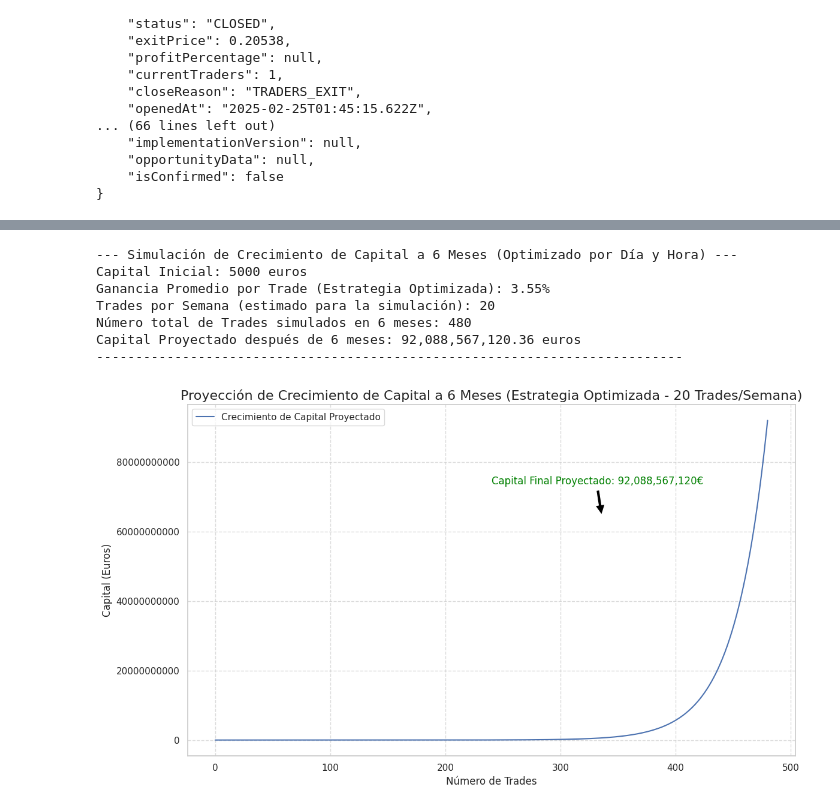
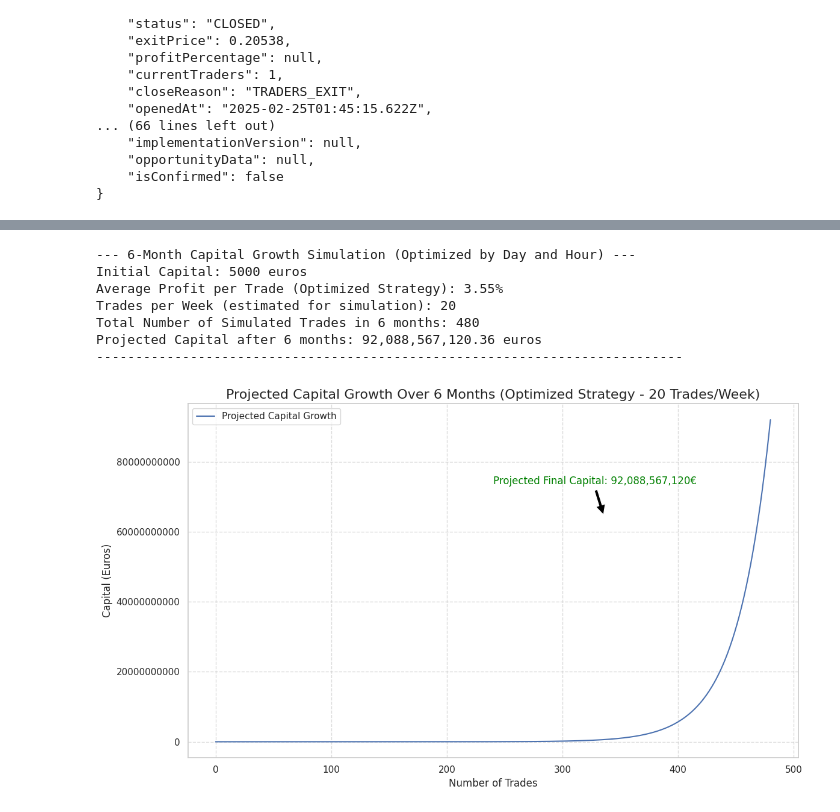
Before and after one commit to dragoscalin33/crypto-trading-data-science, a Jupyter notebook: Crypto.ipynb, the cells around one changed output, grey strips where cells are left out. Cells and saved outputs as stored; diff of their text form; code cells hidden in the pictures.

```diff
--- a/Crypto.ipynb
+++ b/Crypto.ipynb
@@ -548,62 +481,62 @@ Ratio Riesgo/Recompensa (Optimizado): 0.97
 # %%
 import os
 
-# --- Paso 6: Simulación de Crecimiento de Capital a 6 Meses para Inversores (ACTUALIZADA con 20 Trades/Semana) ---
+# --- Step 6: 6-Month Capital Growth Simulation for Investors (UPDATED with 20 Trades/Week) ---
 
-print("\n--- Simulación de Crecimiento de Capital a 6 Meses (Optimizado por Día y Hora) ---")
+print("\n--- 6-Month Capital Growth Simulation (Optimized by Day and Hour) ---")
 
 initial_capital = 5000 # euros
-# Usar la ganancia promedio de la estrategia optimizada por día y hora
-# Asegúrate de que 'avg_profit_final_optimized' se haya calculado en el paso anterior
-average_profit_per_trade_optimized = avg_profit_final_optimized / 100 # Convertir a decimal (3.55% -> 0.0355)
+# Use the average profit from the day- and hour-optimized strategy
+# Ensure 'avg_profit_final_optimized' has been calculated in the previous step
+average_profit_per_trade_optimized = avg_profit_final_optimized / 100 # Convert to decimal (3.55% -> 0.0355)
 
-# Frecuencia de trades por semana
-trades_per_week_sim = 20 # Mantenemos 20 trades por semana
-num_months_sim = 6 # ¡AHORA SIMULAMOS SOLO 6 MESES!
-num_weeks_sim = num_months_sim * 4 # Aproximadamente 4 semanas por mes para simplificar
-# O más preciso: num_weeks_sim = round(num_months_sim * (52 / 12))
+# Trade frequency per week
+trades_per_week_sim = 20 # Keep 20 trades per week
+num_months_sim = 6 # NOW SIMULATING ONLY 6 MONTHS!
+num_weeks_sim = num_months_sim * 4 # Approximately 4 weeks per month for simplicity
+# Or more precisely: num_weeks_sim = round(num_months_sim * (52 / 12))
 total_trades_simulated = trades_per_week_sim * num_weeks_sim
 
-# Array para almacenar el capital en cada paso (trade)
+# Array to store capital at each step (trade)
 capital_over_time_sim = np.zeros(total_trades_simulated + 1)
 capital_over_time_sim[0] = initial_capital
 
-# Simulación con el porcentaje de ganancia promedio optimizado y alta frecuencia
+# Simulation with the optimized average profit percentage and high frequency
 for i in range(1, total_trades_simulated + 1):
     capital_over_time_sim[i] = capital_over_time_sim[i-1] * (1 + average_profit_per_trade_optimized)
 
 final_capital_sim = capital_over_time_sim[-1]
 
-print(f"Capital Inicial: {initial_capital} euros")
-print(f"Ganancia Promedio por Trade (Estrategia Optimizada): {average_profit_per_trade_optimized * 100:.2f}%")
-print(f"Trades por Semana (estimado para la simulación): {trades_per_week_sim}")
-print(f"Número total de Trades simulados en 6 meses: {total_trades_simulated}")
-print(f"Capital Proyectado después de 6 meses: {final_capital_sim:,.2f} euros")
+print(f"Initial Capital: {initial_capital} euros")
+print(f"Average Profit per Trade (Optimized Strategy): {average_profit_per_trade_optimized * 100:.2f}%")
+print(f"Trades per Week (estimated for simulation): {trades_per_week_sim}")
+print(f"Total Number of Simulated Trades in 6 months: {total_trades_simulated}")
+print(f"Projected Capital after 6 months: {final_capital_sim:,.2f} euros")
 print("---------------------------------------------------------------------------")
 
-# Generar el gráfico de crecimiento de capital (actualizado para 6 meses)
+# Generate the capital growth chart (updated for 6 months)
 plt.figure(figsize=(12, 7))
-plt.plot(np.arange(0, total_trades_simulated + 1), capital_over_time_sim, label='Crecimiento de Capital Proyectado')
-plt.title('Proyección de Crecimiento de Capital a 6 Meses (Estrategia Optimizada - 20 Trades/Semana)', fontsize=16)
-plt.xlabel('Número de Trades', fontsize=12)
+plt.plot(np.arange(0, total_trades_simulated + 1), capital_over_time_sim, label='Projected Capital Growth')
+plt.title('Projected Capital Growth Over 6 Months (Optimized Strategy - 20 Trades/Week)', fontsize=16)
+plt.xlabel('Number of Trades', fontsize=12)
 plt.ylabel('Capital (Euros)', fontsize=12)
 plt.grid(True, linestyle='--', alpha=0.7)
-plt.ticklabel_format(style='plain', axis='y') # Evita notación científica en el eje Y
-plt.annotate(f'Capital Final Proyectado: {final_capital_sim:,.0f}€',
+plt.ticklabel_format(style='plain', axis='y') # Avoid scientific notation on Y-axis
+plt.annotate(f'Projected Final Capital: {final_capital_sim:,.0f}€',
              xy=(total_trades_simulated * 0.7, final_capital_sim * 0.7),
              xytext=(total_trades_simulated * 0.5, final_capital_sim * 0.8),
              arrowprops=dict(facecolor='black', shrink=0.05),
              fontsize=12, color='green')
 plt.legend()
 plt.tight_layout()
-plt.savefig(os.path.join(output_dir, 'capital_growth_6_months_optimized_20_trades_week.png')) # ¡NUEVO NOMBRE DE ARCHIVO!
+plt.savefig(os.path.join(output_dir, 'capital_growth_6_months_optimized_20_trades_week.png')) # NEW FILE NAME!
 plt.show()
 # %% [output]
---- Simulación de Crecimiento de Capital a 6 Meses (Optimizado por Día y Hora) ---
-Capital Inicial: 5000 euros
-Ganancia Promedio por Trade (Estrategia Optimizada): 3.55%
-Trades por Semana (estimado para la simulación): 20
-Número total de Trades simulados en 6 meses: 480
-Capital Proyectado después de 6 meses: 92,088,567,120.36 euros
+--- 6-Month Capital Growth Simulation (Optimized by Day and Hour) ---
+Initial Capital: 5000 euros
+Average Profit per Trade (Optimized Strategy): 3.55%
+Trades per Week (estimated for simulation): 20
+Total Number of Simulated Trades in 6 months: 480
+Projected Capital after 6 months: 92,088,567,120.36 euros
 ---------------------------------------------------------------------------
-[figure, old version]
+[figure, new version]
```
Also changed, not shown: parts of 18 cells of this notebook.
